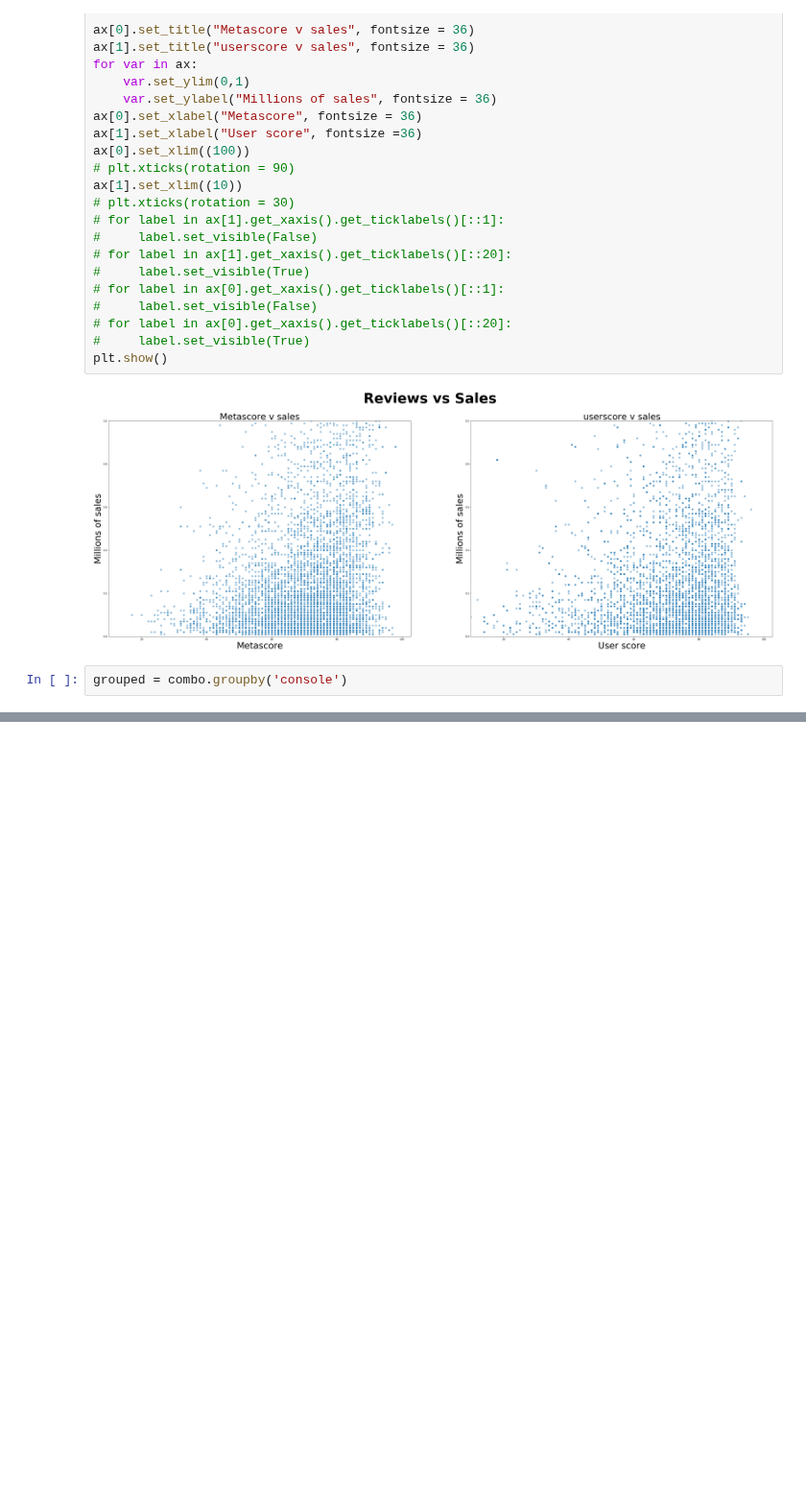
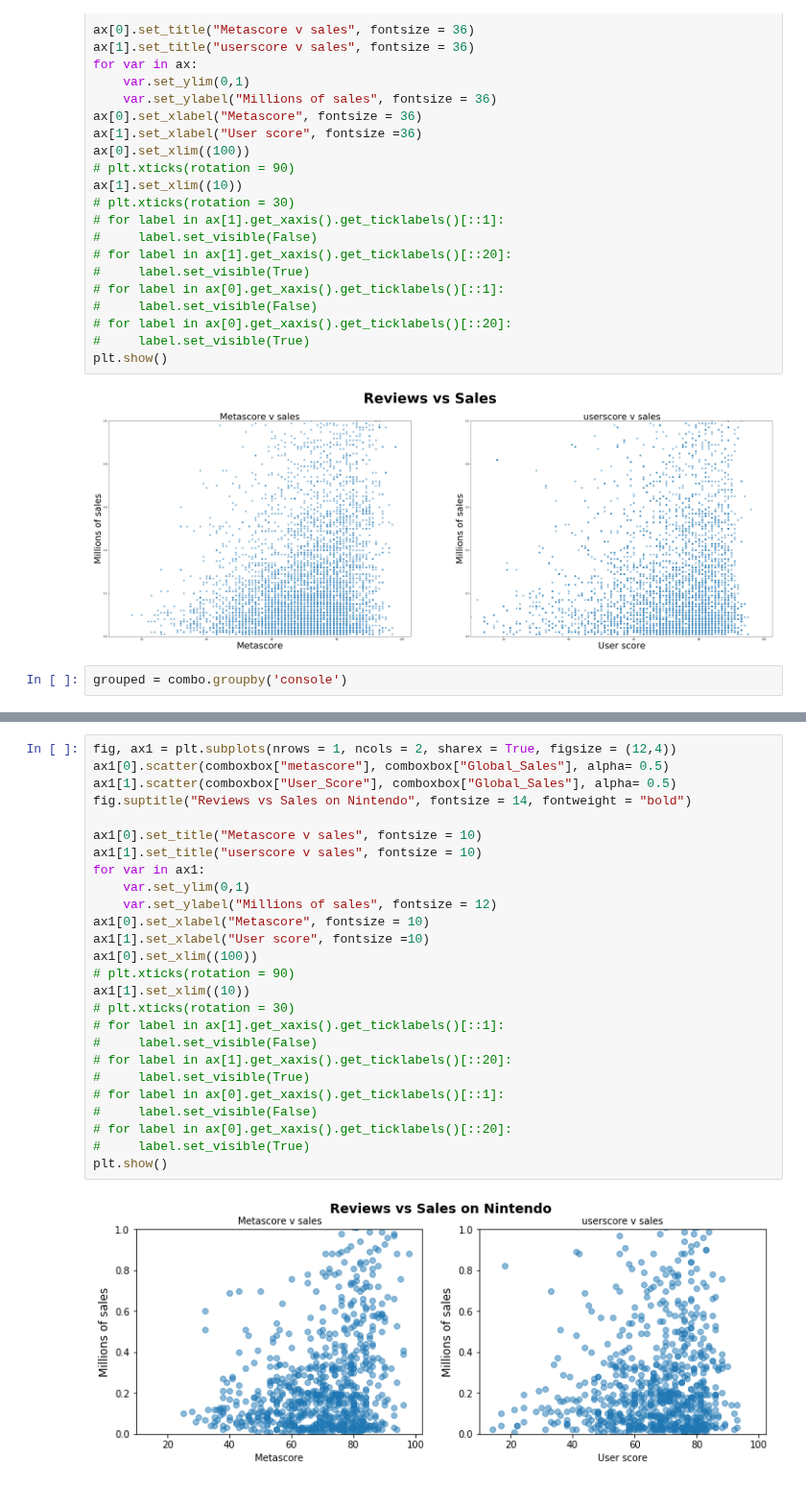
Before and after one commit to mell0611/data_science_project, a Jupyter notebook: dataset/Noah's csv_check.ipynb, the cells around one changed output, grey strips where cells are left out. Shown at 96% size. Drawn from its saved outputs; the diff is of its cells as text; blank space fills up the shorter version.

```diff
--- a/dataset/Noah's csv_check.ipynb
+++ b/dataset/Noah's csv_check.ipynb
@@ -223,3 +223,31 @@ combonintendo
+# %%
+fig, ax1 = plt.subplots(nrows = 1, ncols = 2, sharex = True, figsize = (12,4))
+ax1[0].scatter(comboxbox["metascore"], comboxbox["Global_Sales"], alpha= 0.5)
+ax1[1].scatter(comboxbox["User_Score"], comboxbox["Global_Sales"], alpha= 0.5)
+fig.suptitle("Reviews vs Sales on Nintendo", fontsize = 14, fontweight = "bold")
+
+ax1[0].set_title("Metascore v sales", fontsize = 10)
+ax1[1].set_title("userscore v sales", fontsize = 10)
+for var in ax1:
+    var.set_ylim(0,1)
+    var.set_ylabel("Millions of sales", fontsize = 12)
+ax1[0].set_xlabel("Metascore", fontsize = 10)
+ax1[1].set_xlabel("User score", fontsize =10)
+ax1[0].set_xlim((100))
+# plt.xticks(rotation = 90)
+ax1[1].set_xlim((10))
+# plt.xticks(rotation = 30)
+# for label in ax[1].get_xaxis().get_ticklabels()[::1]:
+#     label.set_visible(False)
+# for label in ax[1].get_xaxis().get_ticklabels()[::20]:
+#     label.set_visible(True)
+# for label in ax[0].get_xaxis().get_ticklabels()[::1]:
+#     label.set_visible(False)
+# for label in ax[0].get_xaxis().get_ticklabels()[::20]:
+#     label.set_visible(True)
+plt.show()
+# %% [output]
+[figure, added]
 # %%
 fig, ax1 = plt.subplots(nrows = 1, ncols = 2, sharex = True, figsize = (12,4))
 ax1[0].scatter(comboxbox["metascore"], comboxbox["Global_Sales"], alpha= 0.5)
```
Also changed, not shown: parts of 2 cells of this notebook.
